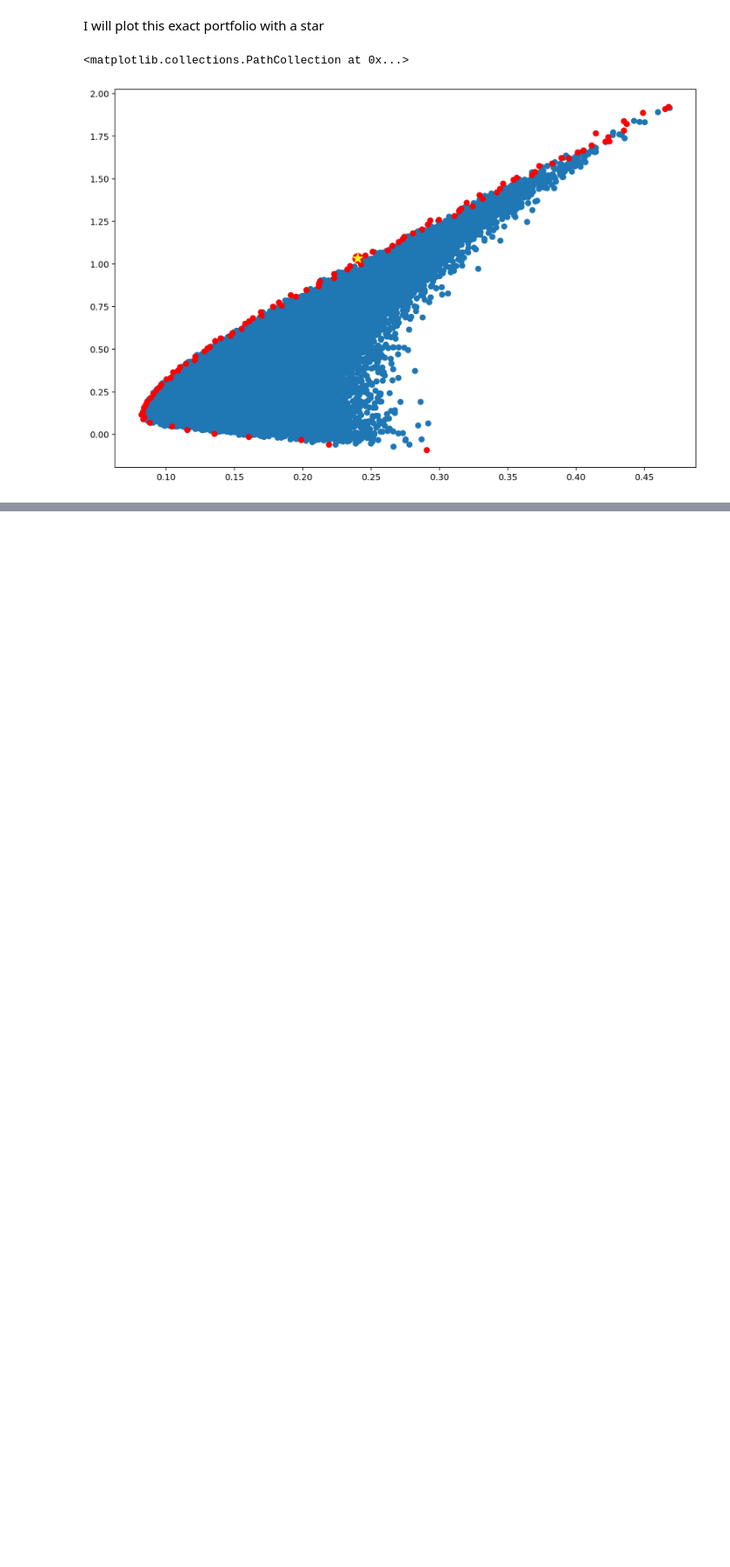
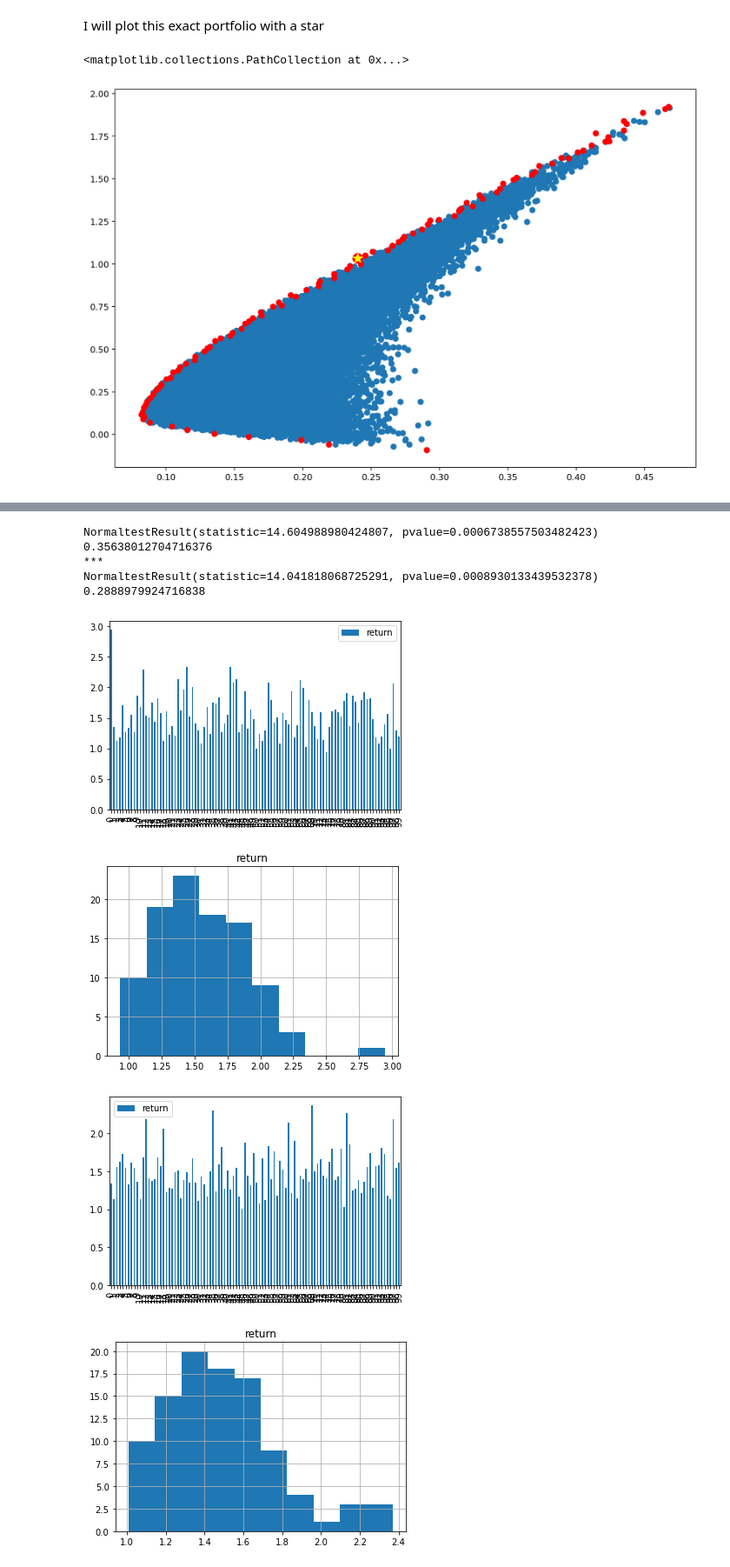
Before and after one commit to pedersbak/MPT, a Jupyter notebook: notebooks/MPT.ipynb, the cells around one changed output, grey strips where cells are left out. Shown: that part at 87% size. Saved outputs shown, nothing was run; the diff lists cells and outputs as text; code cells hidden in the pictures; blank space fills up the shorter version.

```diff
--- a/notebooks/MPT.ipynb
+++ b/notebooks/MPT.ipynb
@@ -376,0 +424,23 @@ So, this way I have chosen a portfolio, that historical data indicates will pay
+# %%
+import sys
+sys.path.insert(1, '../src')
+
+from PortfolioOptimizer import PortfolioOptimizer
+tickers = ['TSLA','TLT','GLD','SPY','QQQ','VWO','IUSR.DE','SXRW.DE','TDC']
+my_portfolio_optimizer = PortfolioOptimizer(tickers=tickers,
+                                                iterations=25000,
+                                                risk_free_interest = -0.075,
+                                                start = '2018/01/01',
+                                                end = '2020/12/31',
+                                                number_of_chunks = 10,
+                                                number_of_processes = 4,
+                                                verbose = 1)
+
+for i in range(0,100):
+    print(str(i), end='\n')
+    my_portfolio_optimizer.optimize()
+    if i == 0:
+        second_result = my_portfolio_optimizer.sharpe_optimal
+    else:
+        second_result = second_result.append(my_portfolio_optimizer.sharpe_optimal)
+pickle.dump(second_result, open( "../data/second_result.pkl", "wb" ) )
@@ -376,0 +465,23 @@ So, this way I have chosen a portfolio, that historical data indicates will pay
+# %%
+import pandas as pd
+from scipy import stats
+
+first_result.reset_index()[['return']].plot(kind='bar')
+hist = first_result[['return']].hist(bins=10)
+print(stats.normaltest(first_result['return']))
+print(first_result['return'].std())
+print('***')
+second_result.reset_index()[['return']].plot(kind='bar')
+print(stats.normaltest(second_result['return']))
+hist = second_result[['return']].hist(bins=10)
+print(second_result['return'].std())
+# %% [output]
+NormaltestResult(statistic=14.604988980424807, pvalue=0.0006738557503482423)
+0.35638012704716376
+***
+NormaltestResult(statistic=14.041818068725291, pvalue=0.0008930133439532378)
+0.2888979924716838
+[figure, added]
+[figure, added]
+[figure, added]
+[figure, added]
```
Also changed, not shown: parts of 5 cells of this notebook, 6 other files.
